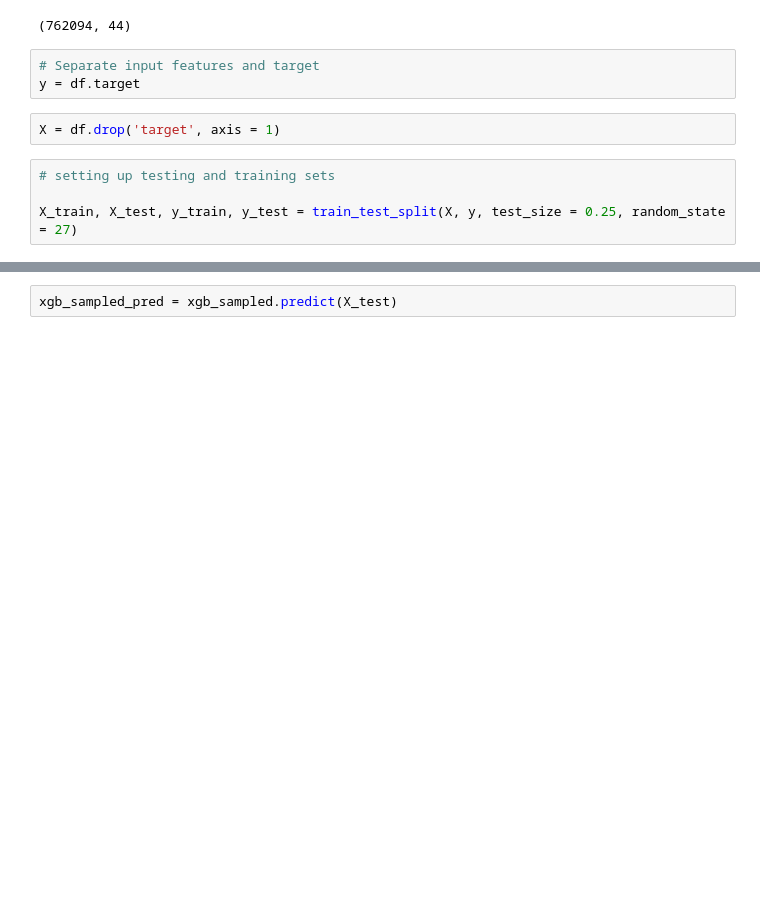
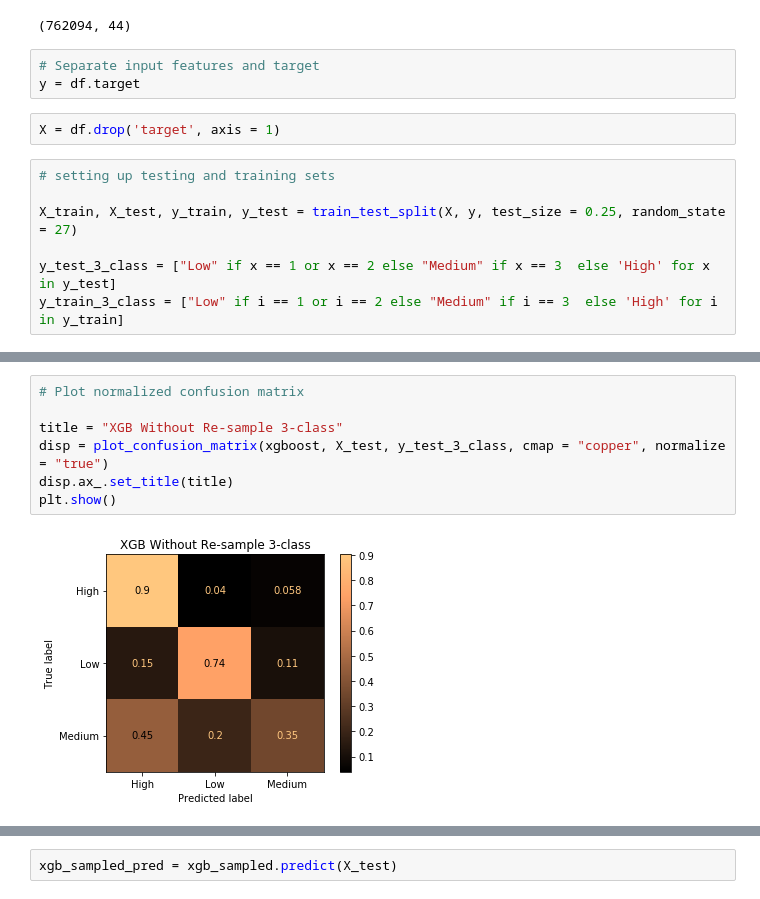
Before and after one commit to OnerInce/ml-earthquake, a Jupyter notebook: xgb.ipynb, the cells around one changed output, grey strips where cells are left out. Saved outputs shown, nothing was run; the diff lists cells and outputs as text; blank space fills up the shorter version.

```diff
--- a/xgb.ipynb
+++ b/xgb.ipynb
@@ -22,4 +25,7 @@ X = df.drop('target', axis = 1)
 # setting up testing and training sets
 
 X_train, X_test, y_train, y_test = train_test_split(X, y, test_size = 0.25, random_state = 27)
+
+y_test_3_class = ["Low" if x == 1 or x == 2 else "Medium" if x == 3  else 'High' for x in y_test]
+y_train_3_class = ["Low" if i == 1 or i == 2 else "Medium" if i == 3  else 'High' for i in y_train]
 # %% [markdown]
@@ -63 +87,10 @@ Recall:          0.5679825019809606
+# %%
+# Plot normalized confusion matrix
+
+title = "XGB Without Re-sample 3-class"
+disp = plot_confusion_matrix(xgboost, X_test, y_test_3_class, cmap = "copper", normalize = "true")
+disp.ax_.set_title(title)
+plt.show()
+# %% [output]
+[figure, added]
 # %% [markdown]
```
Also changed, not shown: parts of 17 cells of this notebook.
